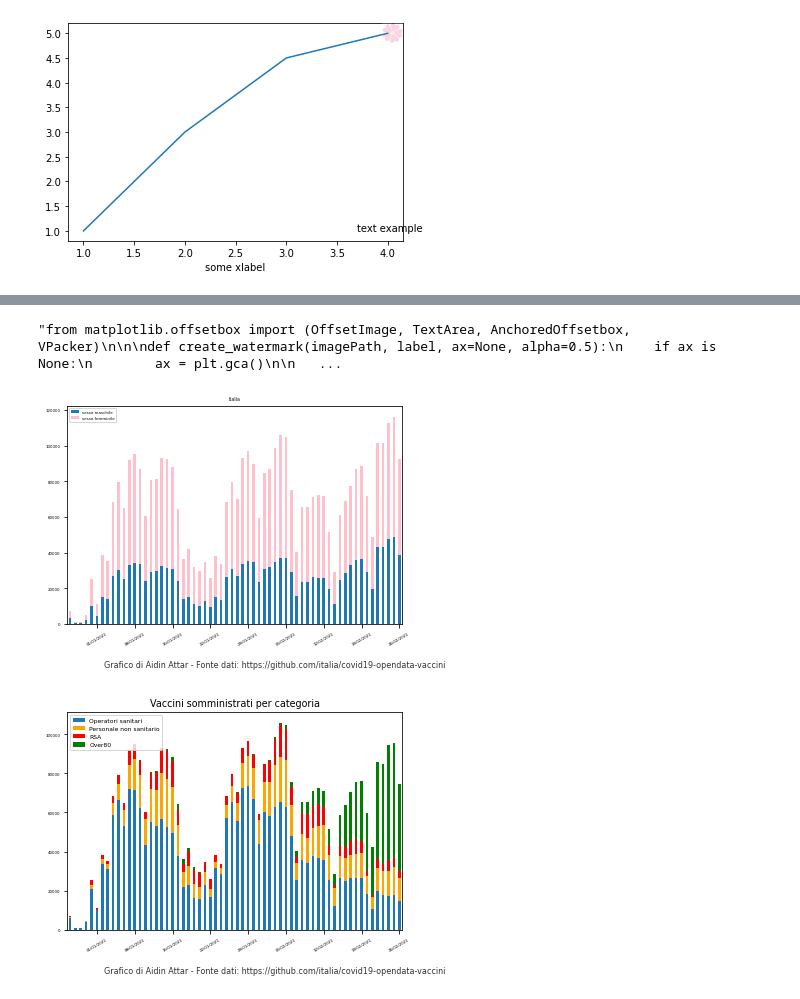
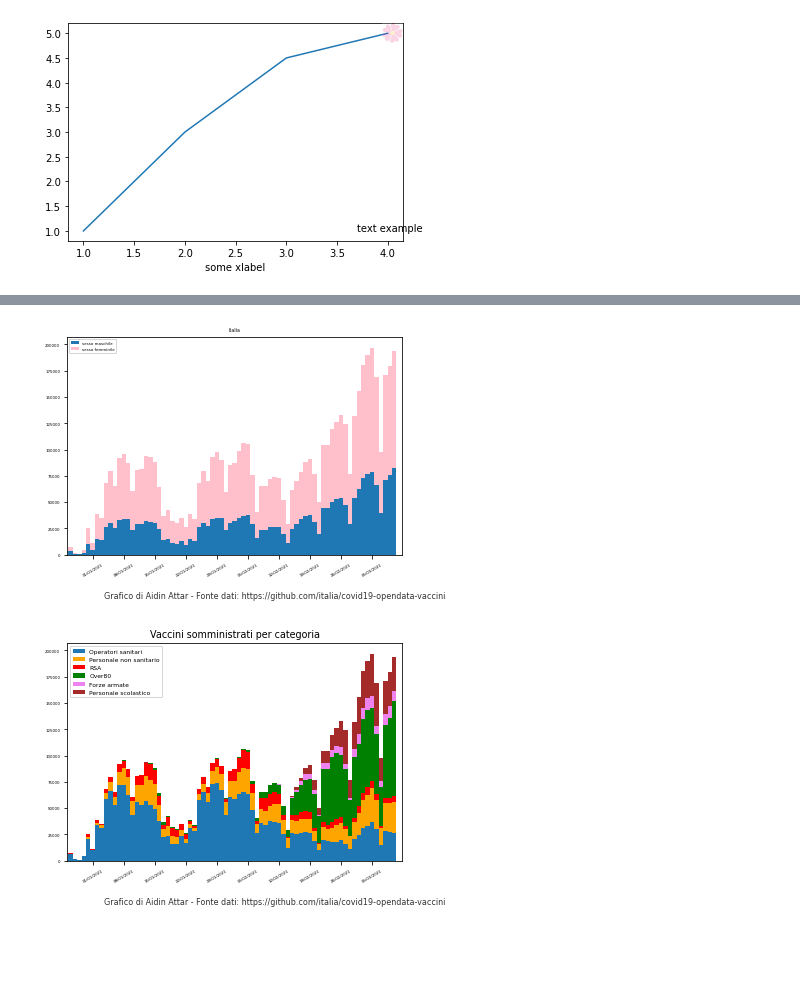
Before and after one commit to aidinattar/vaccini, a Jupyter notebook: vaccini.ipynb, the cells around one changed output, grey strips where cells are left out. Saved outputs shown, nothing was run; the diff lists cells and outputs as text; code cells hidden in the pictures; blank space fills up the shorter version.

```diff
--- a/vaccini.ipynb
+++ b/vaccini.ipynb
@@ -205,16 +202,0 @@ See the caveats in the documentation: https://pandas.pydata.org/pandas-docs/stab
-# %%
-"""
-plt.rcParams["figure.dpi"] = 140
-
-%matplotlib widget
-
-somm2_emr.plot(x ='data_somministrazione', y='totale', kind = 'bar', title = "emilia romagna")
-somm2_ita.plot(x ='data_somministrazione', y='totale', kind = 'bar', title = "italia")
-somm2_ven.plot(x ='data_somministrazione', y='totale', kind = 'bar', title = "veneto")
-somm2_lom.plot(x ='data_somministrazione', y='totale', kind = 'bar', title = "lombardia")
-somm2_pat.plot(x ='data_somministrazione', y='totale', kind = 'bar', title = "trento")
-
-somm2_ita.plot(x ='data_somministrazione', y='percentuale_dosi', kind = 'bar', title = "italia percentuale")
-
-somm2_ita.plot(x ='data_somministrazione', y='per_1000', kind = 'bar', title = "italia per 1000")
-"""
@@ -490,6 +391,18 @@ ita['categoria_over80'] = (lig['categoria_over80'].fillna(0) + bas['categoria_ov
               + laz['categoria_over80'].fillna(0) + pab['categoria_over80'].fillna(0) + pat['categoria_over80'].fillna(0) + pie['categoria_over80'].fillna(0) + ven['categoria_over80'].fillna(0)
               + vda['categoria_over80'].fillna(0))
 
+ita['categoria_forze_armate'] = (lig['categoria_forze_armate'].fillna(0) + bas['categoria_forze_armate'].fillna(0) + umb['categoria_forze_armate'].fillna(0) + fvg['categoria_forze_armate'].fillna(0) + pug['categoria_forze_armate'].fillna(0)
+              + cal['categoria_forze_armate'].fillna(0) + cam['categoria_forze_armate'].fillna(0) + sic['categoria_forze_armate'].fillna(0) + sar['categoria_forze_armate'].fillna(0) + tos['categoria_forze_armate'].fillna(0)
+              + mar['categoria_forze_armate'].fillna(0) + mol['categoria_forze_armate'].fillna(0) + abr['categoria_forze_armate'].fillna(0) + emr['categoria_forze_armate'].fillna(0) + lom['categoria_forze_armate'].fillna(0)
+              + laz['categoria_forze_armate'].fillna(0) + pab['categoria_forze_armate'].fillna(0) + pat['categoria_forze_armate'].fillna(0) + pie['categoria_forze_armate'].fillna(0) + ven['categoria_forze_armate'].fillna(0)
+              + vda['categoria_forze_armate'].fillna(0))
+
+ita['categoria_personale_scolastico'] = (lig['categoria_personale_scolastico'].fillna(0) + bas['categoria_personale_scolastico'].fillna(0) + umb['categoria_personale_scolastico'].fillna(0) + fvg['categoria_personale_scolastico'].fillna(0) + pug['categoria_personale_scolastico'].fillna(0)
+              + cal['categoria_personale_scolastico'].fillna(0) + cam['categoria_personale_scolastico'].fillna(0) + sic['categoria_personale_scolastico'].fillna(0) + sar['categoria_personale_scolastico'].fillna(0) + tos['categoria_personale_scolastico'].fillna(0)
+              + mar['categoria_personale_scolastico'].fillna(0) + mol['categoria_personale_scolastico'].fillna(0) + abr['categoria_personale_scolastico'].fillna(0) + emr['categoria_personale_scolastico'].fillna(0) + lom['categoria_personale_scolastico'].fillna(0)
+              + laz['categoria_personale_scolastico'].fillna(0) + pab['categoria_personale_scolastico'].fillna(0) + pat['categoria_personale_scolastico'].fillna(0) + pie['categoria_personale_scolastico'].fillna(0) + ven['categoria_personale_scolastico'].fillna(0)
+              + vda['categoria_personale_scolastico'].fillna(0))
+
 
 ita['prima_dose'] = (lig['prima_dose'].fillna(0) + bas['prima_dose'].fillna(0) + umb['prima_dose'].fillna(0) + fvg['prima_dose'].fillna(0) + pug['prima_dose'].fillna(0)
               + cal['prima_dose'].fillna(0) + cam['prima_dose'].fillna(0) + sic['prima_dose'].fillna(0) + sar['prima_dose'].fillna(0) + tos['prima_dose'].fillna(0)
@@ -5317,31 +3717,9 @@ plt.savefig('Barre_Categorie.png', dpi=1000)
-# %%
-"""from matplotlib.offsetbox import (OffsetImage, TextArea, AnchoredOffsetbox, VPacker)
-
-
-def create_watermark(imagePath, label, ax=None, alpha=0.5):
-    if ax is None:
-        ax = plt.gca()
-
-    img = plt.imread(imagePath)
-    imagebox = OffsetImage(img, alpha=alpha, zoom=0.2)
-    textbox = TextArea(label, textprops=dict(alpha=alpha))
-    packer = VPacker(children=[imagebox, textbox], mode='fixed', pad=0, sep=0, align='center')
-    ao = AnchoredOffsetbox(loc = 'lower left',pad=0, borderpad=1, child=packer,  bbox_to_anchor=(10, 1))
-    ax.add_artist(ao)
-
-
-if __name__ == '__main__':
-    fig, ax = plt.subplots()
-    create_watermark('/home/aidin/Documenti/covid/vaccini/covid19-opendata-vaccini/logo.png', 'WATERMARK')
-    plt.show()"""
-# %% [output]
-"from matplotlib.offsetbox import (OffsetImage, TextArea, AnchoredOffsetbox, VPacker)\n\n\ndef create_watermark(imagePath, label, ax=None, alpha=0.5):\n    if ax is None:\n        ax = plt.gca()\n\n   ...
 # %%
 plt.figure()
 ax = plt.gca()
 label = ['sesso maschile', 'sesso femminile']
 ita[['sesso_maschile', 'sesso_femminile']].plot.bar(ax = ax, stacked = True, title = "italia",
-                                             xlabel = '', color = ['C0', 'pink'],)
+                                             xlabel = '', color = ['C0', 'pink'],width = 1)
 plt.legend(label, loc="upper left")
 ax.xaxis.set_major_locator(mdates.WeekdayLocator(interval=1))
 
@@ -5356,37 +3734,41 @@ plt.text(1, 0, 'Grafico di Aidin Attar - Fonte dati: https://github.com/italia/c
 
 plt.savefig('Italia_Giorn_Masch_Femm.png', dpi=300)
 # %% [output]
-[figure, old version]
+[figure, new version]
 # %%
 plt.figure()
 ax = plt.gca()
 label = ['Operatori sanitari',
          'Personale non sanitario',
          'RSA',
-         'Over80']
+         'Over80',
+         'Forze armate',
+         'Personale scolastico']
 ita[['categoria_operatori_sanitari_sociosanitari',
      'categoria_personale_non_sanitario',
-     'categoria_ospiti_rsa', 'categoria_over80']].plot.bar(
+     'categoria_ospiti_rsa',
+     'categoria_over80',
+     'categoria_forze_armate',
+     'categoria_personale_scolastico']].plot.bar(
         ax = ax,
         stacked = True,
         title = "Vaccini somministrati per categoria",
         xlabel = '',
-        color = ['C0', 'orange', 'red', 'green'],)
+        color = ['C0', 'orange', 'red', 'green', 'violet', 'brown'],width = 1)
 plt.legend(label, loc="upper left", prop={'size': 6})
 ax.xaxis.set_major_locator(mdates.WeekdayLocator(interval=1))
-
 plt.rcParams['font.size'] = '8'
 plt.rcParams['xtick.labelsize'] = '4'
 plt.rcParams['ytick.labelsize'] = '4'
 plt.xticks(rotation=30)
 #watermark2(ax)
 plt.text(1, 0, 'Grafico di Aidin Attar - Fonte dati: https://github.com/italia/covid19-opendata-vaccini', transform=plt.gcf().transFigure,
         fontsize=8, color='black', alpha=0.8,
         ha='right', va='top', rotation='0')
 
 plt.savefig('Italia_Giorn_Categorie.png', dpi=300)
 # %% [output]
-[figure, old version]
+[figure, new version]
 # %%
 plt.figure()
 ax = plt.gca()
```
Also changed, not shown: parts of 78 cells of this notebook, 38 other files.
